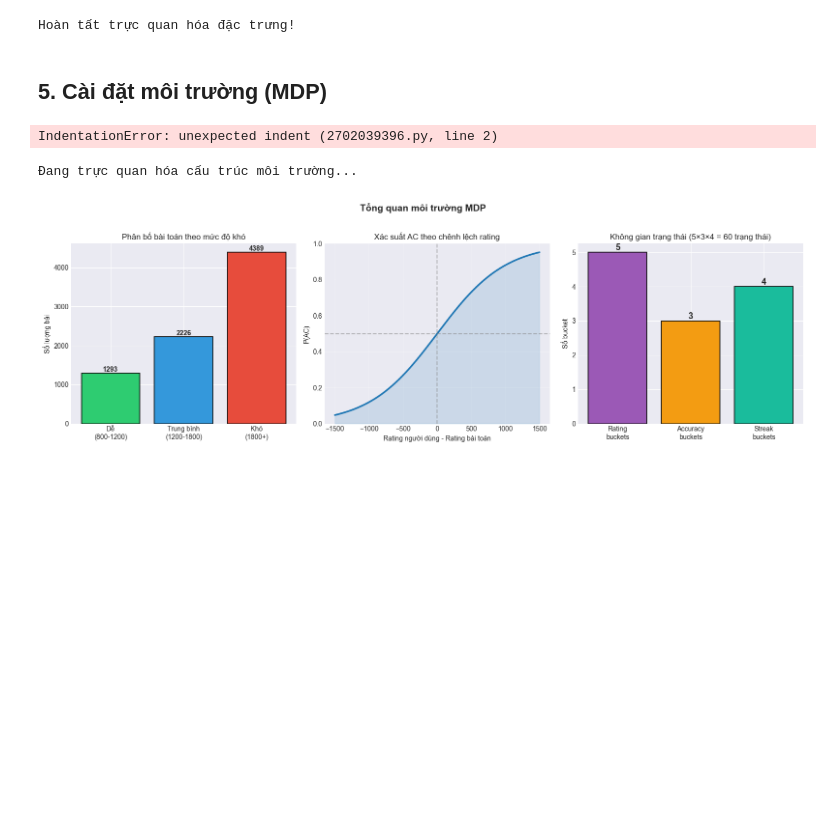
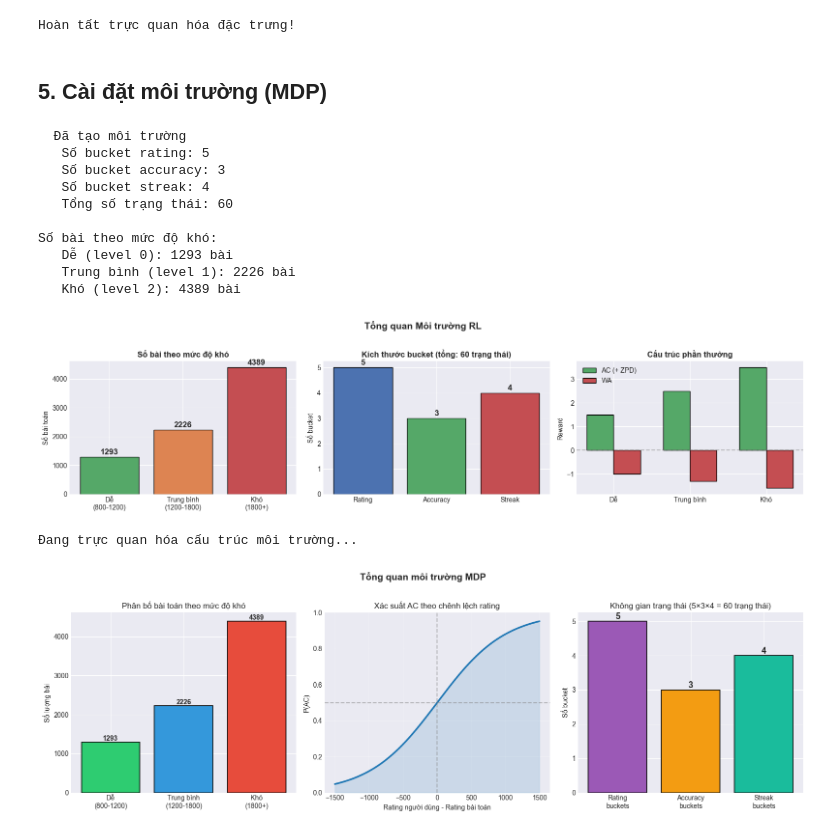
Before and after one commit to MinTreesLearn/ML, a Jupyter notebook: Codeforces_RL_Recommender.ipynb, the cells around one changed output. Drawn from its saved outputs; the diff is of its cells as text; code cells hidden in the pictures; blank space fills up the shorter version.

```diff
--- a/Codeforces_RL_Recommender.ipynb
+++ b/Codeforces_RL_Recommender.ipynb
@@ -824,6 +824,7 @@ Hoàn tất trực quan hóa đặc trưng!
 # %% [markdown]
 ## 5. Cài đặt môi trường (MDP)
 # %%
+class ProgrammingExerciseEnv:
     # Ánh xạ hành động: mức độ khó tương ứng khoảng rating bài toán
     ACTION_DIFFICULTY = {
         0: (800, 1200),      # Dễ
@@ -957,34 +958,44 @@ axes[0].set_title('Số bài theo mức độ khó', fontsize=12, fontweight='bo
 axes[0].set_ylabel('Số bài toán')
 
 # 2) Cấu trúc bucket (state space)
 bucket_names = ['Rating', 'Accuracy', 'Streak']
 bucket_sizes = [env.num_rating_buckets, env.num_accuracy_buckets, env.num_streak_buckets]
 bars2 = axes[1].bar(bucket_names, bucket_sizes, color=['#4C72B0', '#55A868', '#C44E52'], edgecolor='black')
 for bar, val in zip(bars2, bucket_sizes):
     axes[1].text(bar.get_x() + bar.get_width()/2, bar.get_height() + 0.1,
                  str(val), ha='center', fontsize=12, fontweight='bold')
 axes[1].set_title(f'Kích thước bucket (tổng: {np.prod(bucket_sizes)} trạng thái)', fontsize=12, fontweight='bold')
 axes[1].set_ylabel('Số bucket')
 
 # 3) Hàm reward theo action & kết quả
 actions = [0, 1, 2]
 reward_ac = [1 + a + 0.5 for a in actions]  # AC + ZPD bonus
 reward_wa = [-1 - a * 0.3 for a in actions]
 w = 0.35
 x_act = np.arange(len(actions))
 axes[2].bar(x_act - w/2, reward_ac, w, label='AC (+ ZPD)', color='#55A868', edgecolor='black')
 axes[2].bar(x_act + w/2, reward_wa, w, label='WA', color='#C44E52', edgecolor='black')
 axes[2].set_xticks(x_act)
 axes[2].set_xticklabels(['Dễ', 'Trung bình', 'Khó'])
 axes[2].set_title('Cấu trúc phần thưởng', fontsize=12, fontweight='bold')
 axes[2].set_ylabel('Reward')
 axes[2].axhline(0, color='gray', linestyle='--', alpha=0.5)
 axes[2].legend()
 
 plt.tight_layout()
 plt.show()
 # %% [output]
-IndentationError: unexpected indent (2702039396.py, line 2)
+  Đã tạo môi trường
+   Số bucket rating: 5
+   Số bucket accuracy: 3
+   Số bucket streak: 4
+   Tổng số trạng thái: 60
+
+Số bài theo mức độ khó:
+   Dễ (level 0): 1293 bài
+   Trung bình (level 1): 2226 bài
+   Khó (level 2): 4389 bài
+[figure, added]
 # %%
 # Trực quan hóa cấu trúc môi trường MDP
 print("Đang trực quan hóa cấu trúc môi trường...")
```
Also changed, not shown: parts of 12 cells of this notebook, 4 other files.
